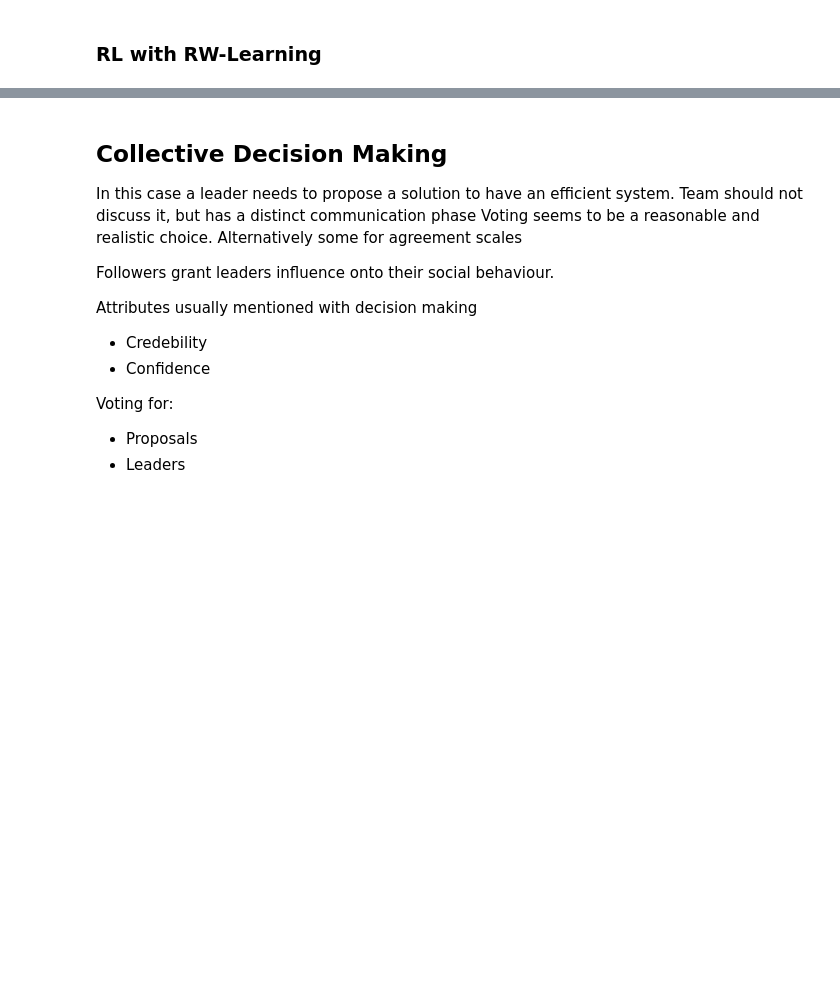
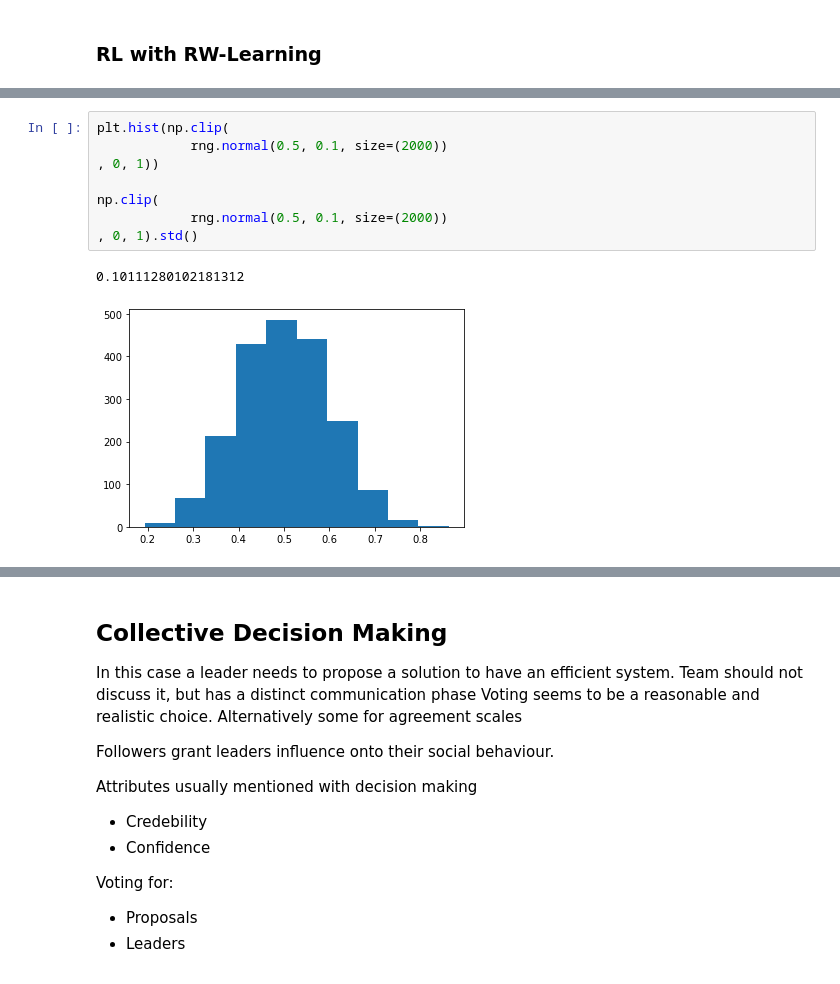
Before and after one commit to sheuschk/DiversitySimulation, a Jupyter notebook: Group Exploration in NK Landscapes.ipynb, the cells around one changed output, grey strips where cells are left out. Cells and saved outputs as stored; diff of their text form; blank space fills up the shorter version.

```diff
--- a/Group Exploration in NK Landscapes.ipynb
+++ b/Group Exploration in NK Landscapes.ipynb
@@ -771,3 +772,14 @@ def speaker_gradients(w, f_i, new_score):
+# %%
+plt.hist(np.clip(
+            rng.normal(0.5, 0.1, size=(2000))
+, 0, 1))
+
+np.clip(
+            rng.normal(0.5, 0.1, size=(2000))
+, 0, 1).std()
+# %% [output]
+0.10111280102181312
+[figure, added]
 # %%
 def run_Regression_voting(env, f, iterations, n_features, rng):
     """Test if Communication feature makes a difference in performance"""
```
Also changed, not shown: parts of 29 cells of this notebook, 4 other files.
